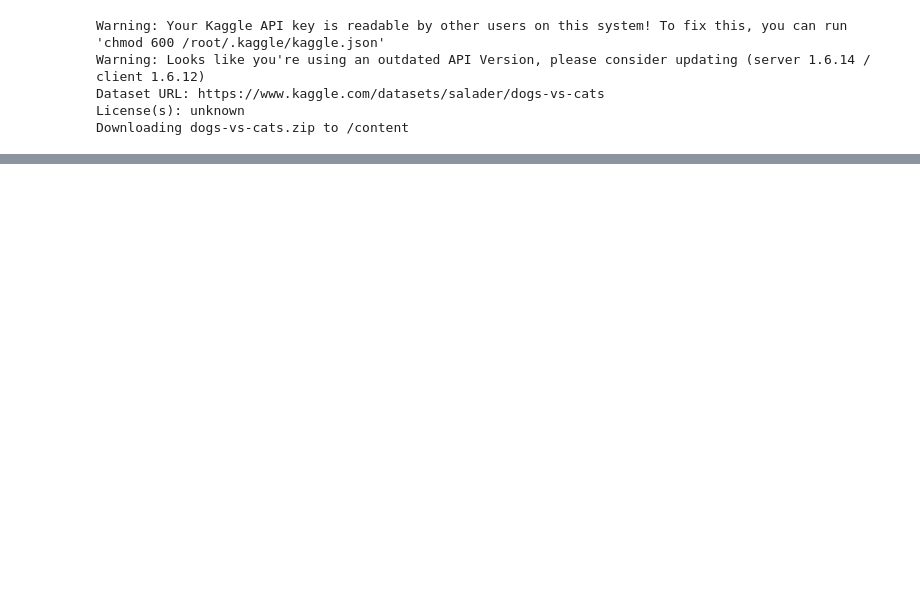
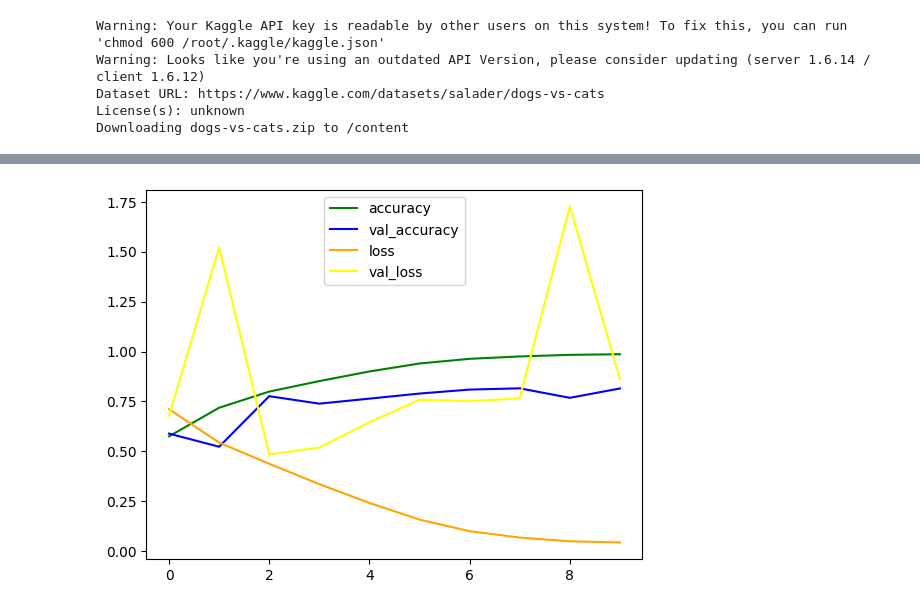
Before and after one commit to ishumann/Coding-Implementation, a Jupyter notebook: CatvsDogsCnn_Implementation.ipynb, the cells around one changed output, grey strips where cells are left out. Drawn from its saved outputs; the diff is of its cells as text; code cells hidden in the pictures; blank space fills up the shorter version.

```diff
--- a/CatvsDogsCnn_Implementation.ipynb
+++ b/CatvsDogsCnn_Implementation.ipynb
@@ -25,0 +157,31 @@ Downloading dogs-vs-cats.zip to /content
+# %%
+# create CNN Model with batch normalization and dropout
+model = Sequential([
+    #convolution block_1
+    Conv2D(10, kernel_size =(3,3),padding='valid', activation='relu',input_shape=(256,256,3)),
+    MaxPooling2D(pool_size=(2,2),strides=2, padding='valid'),
+    BatchNormalization(),
+
+    #convolution block_2
+    Conv2D(20, kernel_size =(3,3),padding='valid', activation='relu'),
+    MaxPooling2D(pool_size=(2,2),strides=(2,2), padding='valid'),
+    BatchNormalization(),
+
+    #convolution block_3
+    Conv2D(40, kernel_size =(3,3),padding='valid', activation='relu'),
+    MaxPooling2D(pool_size=(2,2),strides=(2,2), padding='valid'),
+    BatchNormalization(),
+
+
+    Flatten(),
+    Dense(128, activation='relu'),
+    Dropout(.1),
+    Dense(64, activation='relu'),
+    Dropout(.1),
+    Dense(32, activation='relu'),
+    Dropout(.1),
+    Dense(16, activation='relu'),
+    Dropout(.1),
+    Dense(1, activation='sigmoid')
+
+])
@@ -25,0 +209,4 @@ Downloading dogs-vs-cats.zip to /content
+# %%
+
+model.compile( loss='binary_crossentropy', optimizer=keras.optimizers.Adam(learning_rate=1e-3), metrics=['accuracy'])
+history= model.fit(epochs=10,batch_size=32, x=train_ds, validation_data= validation_ds,validation_split=0.2)
@@ -25,0 +234,9 @@ Downloading dogs-vs-cats.zip to /content
+# %%
+plt.plot(history.history['accuracy'], color='green', label='accuracy')
+plt.plot(history.history['val_accuracy'], color='blue', label='val_accuracy')
+plt.plot(history.history['loss'], color='orange', label='loss')
+plt.plot(history.history['val_loss'], color='yellow', label='val_loss')
+plt.legend()
+plt.show()
+# %% [output]
+[figure, added]
```
Also changed, not shown: parts of 37 cells of this notebook.
